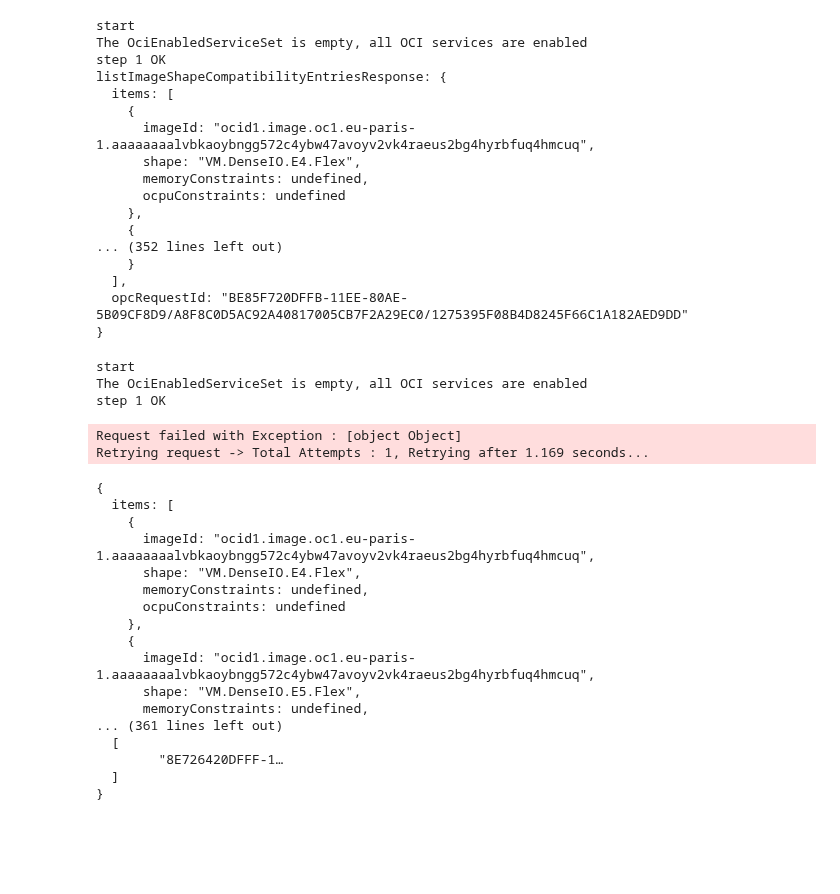
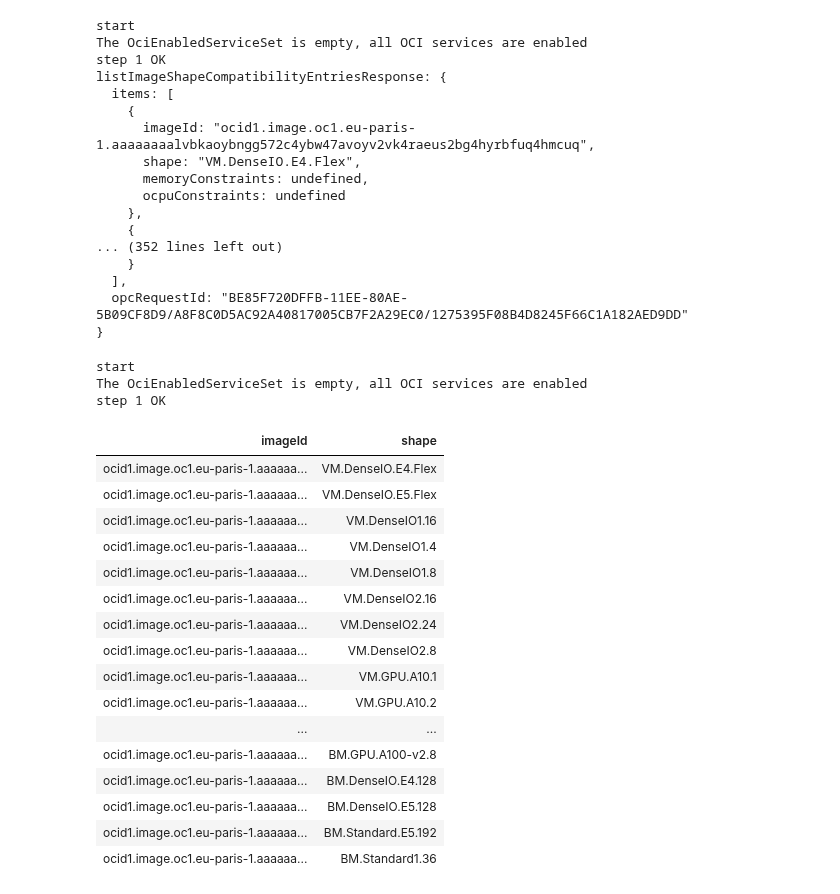
Before and after one commit to 3forges/packman, a Jupyter notebook: oracle/OciShapesImagesCOmpatibilityMatrix.ipynb, the cells around one changed output. Cells and saved outputs as stored; diff of their text form; code cells hidden in the pictures; blank space fills up the shorter version.

Commit message:
successfully displayed table of imageID and shapes
successfully displayed table of imageID and shapes

```diff
--- a/oracle/OciShapesImagesCOmpatibilityMatrix.ipynb
+++ b/oracle/OciShapesImagesCOmpatibilityMatrix.ipynb
@@ -131,53 +131,51 @@ const getCompatibilityList = async (OCIPlatformImageID: string): Promise<any> =>
   try {
     console.log(`start`)
     // Create a service client
     const client = new core.ComputeClient({ authenticationDetailsProvider: provider });
     console.log(`step 1 OK`)
     // Create a request and dependent object(s).
     const listImageShapeCompatibilityEntriesRequest: core.requests.ListImageShapeCompatibilityEntriesRequest = {
       imageId: `${OCIPlatformImageID}`,
       limit: 940,
       // page: "EXAMPLE-page-Value", // not required
       // opcRequestId: "BE75GWIJDJ93EQGMRQKK<unique_ID>" // not required, see https://docs.oracle.com/en-us/iaas/api/#/en/iaas/20160918/ImageShapeCompatibilityEntry/ListImageShapeCompatibilityEntries
     };
 
     // Send request to the Client.
     const listImageShapeCompatibilityEntriesResponse = await client.listImageShapeCompatibilityEntries(
       listImageShapeCompatibilityEntriesRequest
     );
     // console.log(`listImageShapeCompatibilityEntriesResponse:`, listImageShapeCompatibilityEntriesResponse)
     return listImageShapeCompatibilityEntriesResponse;
   } catch (error) {
     console.log("listImageShapeCompatibilityEntries Failed with error  " + error);
   }
 };
 
 const compatibilityListExample1 = await getCompatibilityList("ocid1.image.oc1.eu-paris-1.aaaaaaaalvbkaoybngg572c4ybw47avoyv2vk4raeus2bg4hyrbfuq4hmcuq")
-console.log(example1)
+//console.log(example1)
 // https://pola-rs.github.io/nodejs-polars/functions/pl.readJSON.html
-const df_compatibilityListExample1 = pl.readJSON(JSON.stringify(compatibilityListExample1), {format: "json"});
-
-console.log(df_compatibilityListExample1)
+const df_compatibilityListExample1 = pl.readJSON(JSON.stringify(compatibilityListExample1.items), {format: "json"})
+df_compatibilityListExample1
+//pl.Series('imageShapes', df_compatibilityListExample1)
 # %% [output]
 start
 The OciEnabledServiceSet is empty, all OCI services are enabled
 step 1 OK
-Request failed with Exception : [object Object]
-Retrying request -> Total Attempts : 1, Retrying after 1.169 seconds...
-{
-  items: [
-    {
-      imageId: "ocid1.image.oc1.eu-paris-1.aaaaaaaalvbkaoybngg572c4ybw47avoyv2vk4raeus2bg4hyrbfuq4hmcuq",
-      shape: "VM.DenseIO.E4.Flex",
-      memoryConstraints: undefined,
-      ocpuConstraints: undefined
-    },
-    {
-      imageId: "ocid1.image.oc1.eu-paris-1.aaaaaaaalvbkaoybngg572c4ybw47avoyv2vk4raeus2bg4hyrbfuq4hmcuq",
-      shape: "VM.DenseIO.E5.Flex",
-      memoryConstraints: undefined,
-... (361 lines left out)
-  [
-        "8E726420DFFF-1…
-  ]
-}
+| imageId | shape |
+| ocid1.image.oc1.eu-paris-1.aaaaaa... | VM.DenseIO.E4.Flex |
+| ocid1.image.oc1.eu-paris-1.aaaaaa... | VM.DenseIO.E5.Flex |
+| ocid1.image.oc1.eu-paris-1.aaaaaa... | VM.DenseIO1.16 |
+| ocid1.image.oc1.eu-paris-1.aaaaaa... | VM.DenseIO1.4 |
+| ocid1.image.oc1.eu-paris-1.aaaaaa... | VM.DenseIO1.8 |
+| ocid1.image.oc1.eu-paris-1.aaaaaa... | VM.DenseIO2.16 |
+| ocid1.image.oc1.eu-paris-1.aaaaaa... | VM.DenseIO2.24 |
+| ocid1.image.oc1.eu-paris-1.aaaaaa... | VM.DenseIO2.8 |
+| ocid1.image.oc1.eu-paris-1.aaaaaa... | VM.GPU.A10.1 |
+| ocid1.image.oc1.eu-paris-1.aaaaaa... | VM.GPU.A10.2 |
+| ... | ... |
+| ocid1.image.oc1.eu-paris-1.aaaaaa... | BM.GPU.A100-v2.8 |
+| ocid1.image.oc1.eu-paris-1.aaaaaa... | BM.DenseIO.E4.128 |
+| ocid1.image.oc1.eu-paris-1.aaaaaa... | BM.DenseIO.E5.128 |
+| ocid1.image.oc1.eu-paris-1.aaaaaa... | BM.Standard.E5.192 |
+| ocid1.image.oc1.eu-paris-1.aaaaaa... | BM.Standard1.36 |
```
